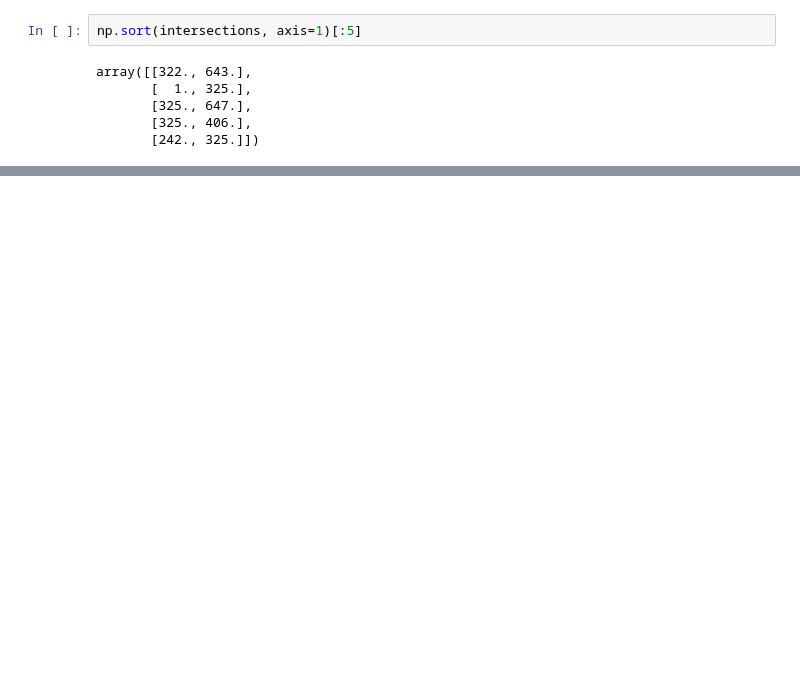
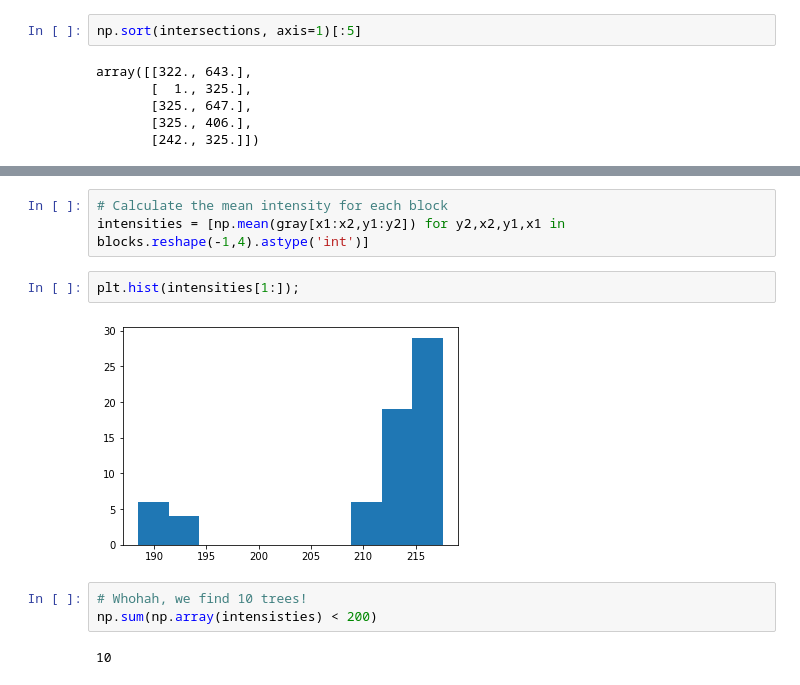
Before and after one commit to rrodenburg/tents_n_trees, a Jupyter notebook: puzzle_detector.ipynb, the cells around one changed output, grey strips where cells are left out. Cells and saved outputs as stored; diff of their text form; blank space fills up the shorter version.

```diff
--- a/puzzle_detector.ipynb
+++ b/puzzle_detector.ipynb
@@ -178,0 +206,12 @@ array([325., 486.])
+# %%
+# Calculate the mean intensity for each block
+intensities = [np.mean(gray[x1:x2,y1:y2]) for y2,x2,y1,x1 in blocks.reshape(-1,4).astype('int')]
+# %%
+plt.hist(intensities[1:]);
+# %% [output]
+[figure, added]
+# %%
+# Whohah, we find 10 trees!
+np.sum(np.array(intensisties) < 200)
+# %% [output]
+10
```
Also changed, not shown: parts of 19 cells of this notebook.
